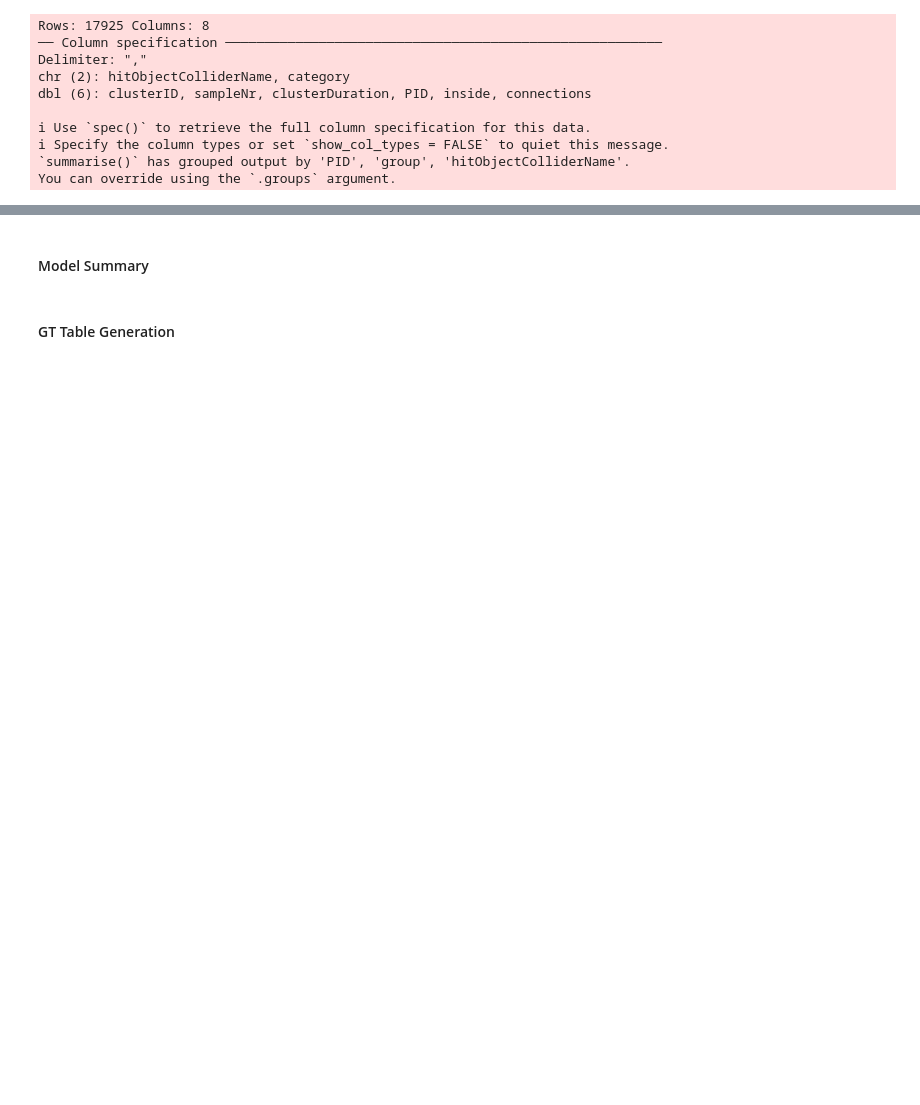
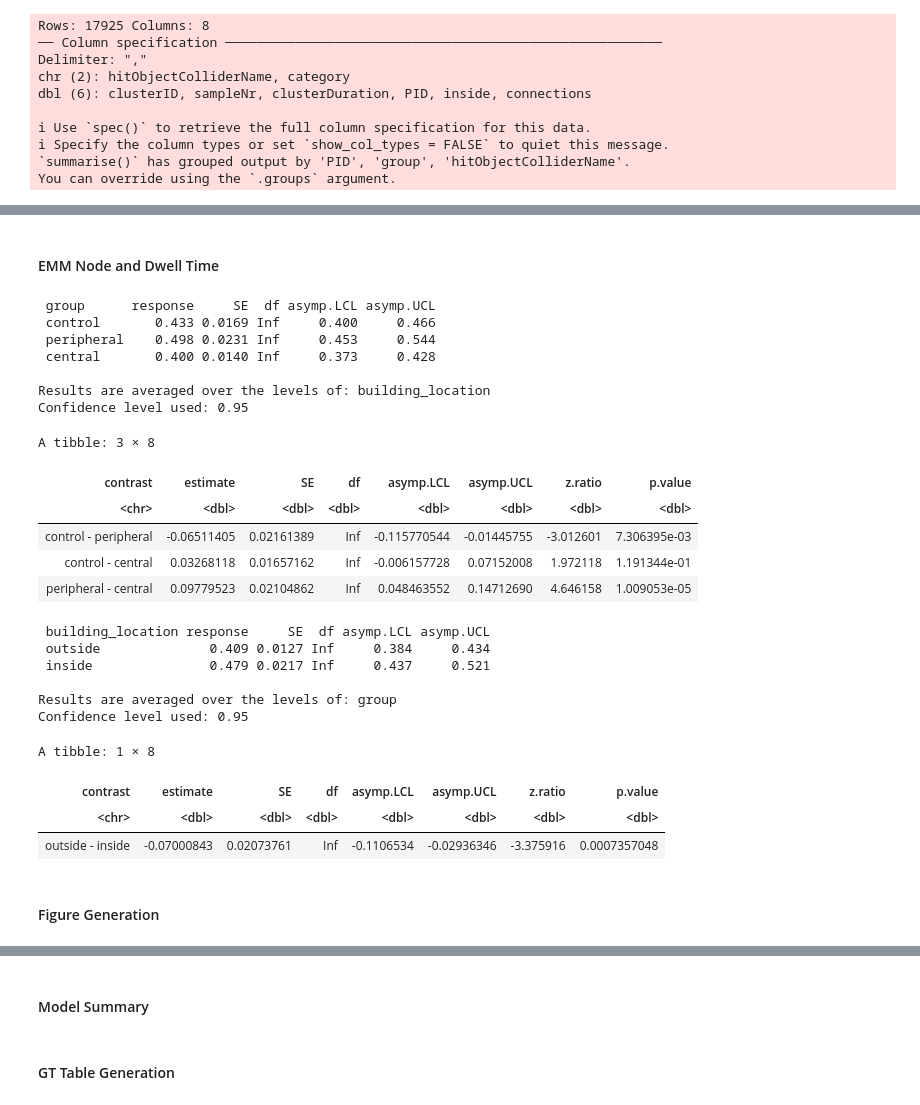
Before and after one commit to SanD94/VReGTrET, a Jupyter notebook: GraphTheory_ET_VR_Westbrueck/Analysis/raw_gaze_analysis/notebooks/results/results_scotoma.ipynb, the cells around one changed output, grey strips where cells are left out. Drawn from its saved outputs; the diff is of its cells as text; code cells hidden in the pictures; blank space fills up the shorter version.

Commit message:
finalize scotoma results

```diff
--- a/GraphTheory_ET_VR_Westbrueck/Analysis/raw_gaze_analysis/notebooks/results/results_scotoma.ipynb
+++ b/GraphTheory_ET_VR_Westbrueck/Analysis/raw_gaze_analysis/notebooks/results/results_scotoma.ipynb
@@ -155,0 +77,10 @@ You can override using the `.groups` argument.
+# %%
+df <- df %>%
+    mutate(
+        group = factor(group, levels = c("control", "peripheral", "central"))
+    )
+
+models <- fit_model_sequence(df, median_clusterDuration)
+model_0 <- models$null
+model_inter <- models$intermediate
+model_full <- models$full
@@ -161,8 +108,0 @@ df_node <- df_node %>%
-# %%
-model_0 <- glmer(median_clusterDuration ~ 1 + (1 | PID) + (1 | hitObjectColliderName), data = df, family = Gamma(link = "inverse"))
-model_inter <- glmer(median_clusterDuration ~ building_location + (1 | PID) + (1 | hitObjectColliderName), data = df, family = Gamma(link = "inverse"))
-df <- df %>%
-    mutate(
-        group = factor(group, levels = c("control", "peripheral", "central"))
-    )
-model_full <- glmer(median_clusterDuration ~ building_location + group + (1 | PID) + (1 | hitObjectColliderName), data = df, family = Gamma(link = "inverse"))
@@ -244 +132,41 @@ Results are averaged over the levels of: group
+# %% [markdown]
+#### EMM Node and Dwell Time
+# %%
+emm_group_dwell_model_full <- model_full %>% extract_emmeans(~ group)
+contrasts_group_dwell_model_full <- emm_group_dwell_model_full %>% extract_contrasts()
+
+emm_group_dwell_model_full
+contrasts_group_dwell_model_full
+
+emm_region_dwell_model_full <- model_full %>% extract_emmeans(~ building_location)
+contrasts_region_dwell_model_full <- emm_region_dwell_model_full %>% extract_contrasts()
+
+emm_region_dwell_model_full
+contrasts_region_dwell_model_full
+# %% [output]
+ group      response     SE  df asymp.LCL asymp.UCL
+ control       0.433 0.0169 Inf     0.400     0.466
+ peripheral    0.498 0.0231 Inf     0.453     0.544
+ central       0.400 0.0140 Inf     0.373     0.428
+
+Results are averaged over the levels of: building_location
+Confidence level used: 0.95
+A tibble: 3 × 8
+| contrast | estimate | SE | df | asymp.LCL | asymp.UCL | z.ratio | p.value |
+| <chr> | <dbl> | <dbl> | <dbl> | <dbl> | <dbl> | <dbl> | <dbl> |
+| control - peripheral | -0.06511405 | 0.02161389 | Inf | -0.115770544 | -0.01445755 | -3.012601 | 7.306395e-03 |
+| control - central | 0.03268118 | 0.01657162 | Inf | -0.006157728 | 0.07152008 | 1.972118 | 1.191344e-01 |
+| peripheral - central | 0.09779523 | 0.02104862 | Inf | 0.048463552 | 0.14712690 | 4.646158 | 1.009053e-05 |
+ building_location response     SE  df asymp.LCL asymp.UCL
+ outside              0.409 0.0127 Inf     0.384     0.434
+ inside               0.479 0.0217 Inf     0.437     0.521
+
+Results are averaged over the levels of: group
+Confidence level used: 0.95
+A tibble: 1 × 8
+| contrast | estimate | SE | df | asymp.LCL | asymp.UCL | z.ratio | p.value |
+| <chr> | <dbl> | <dbl> | <dbl> | <dbl> | <dbl> | <dbl> | <dbl> |
+| outside - inside | -0.07000843 | 0.02073761 | Inf | -0.1106534 | -0.02936346 | -3.375916 | 0.0007357048 |
+# %% [markdown]
+#### Figure Generation
 # %%
```
Also changed, not shown: parts of 35 cells of this notebook.
